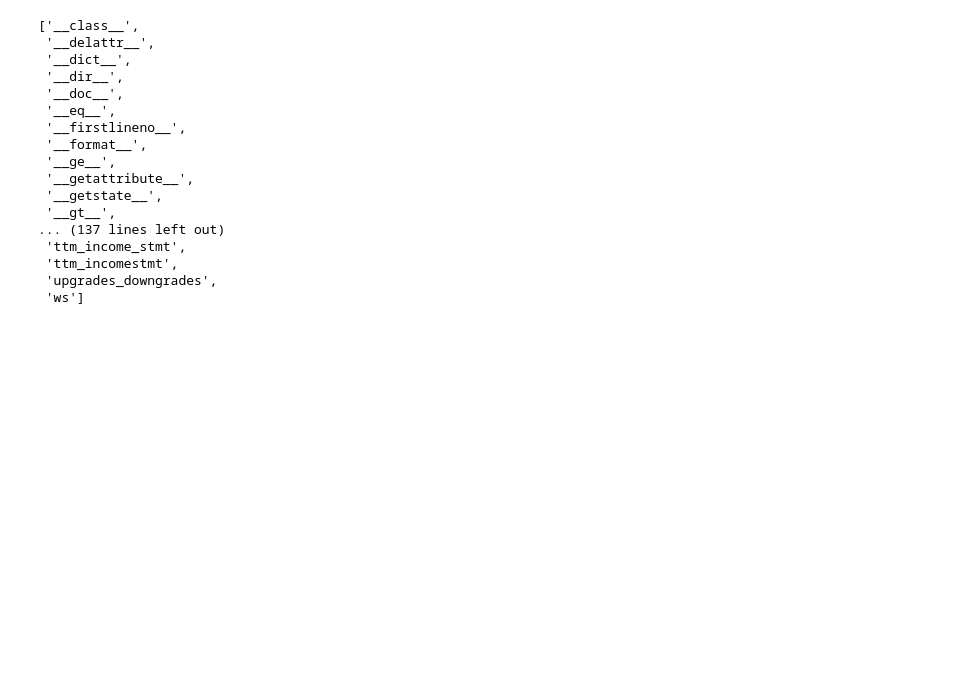
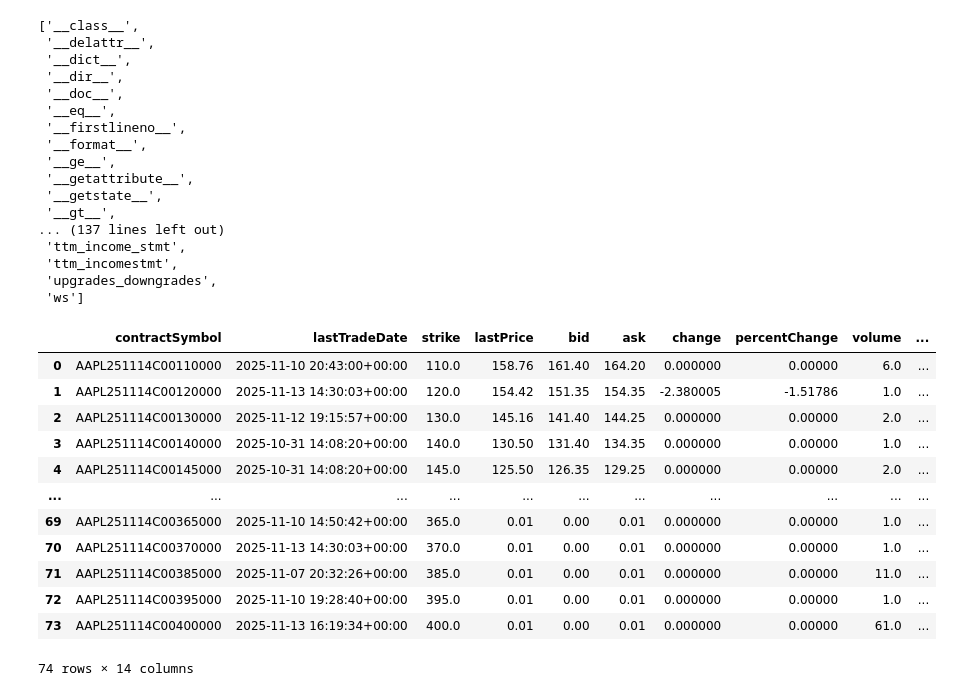
Before and after one commit to rawbil/market_analysis, a Jupyter notebook: yf_1/r1.ipynb, the cells around one changed output. Drawn from its saved outputs; the diff is of its cells as text; code cells hidden in the pictures; blank space fills up the shorter version.

```diff
--- a/yf_1/r1.ipynb
+++ b/yf_1/r1.ipynb
@@ -1,8 +8,9 @@
 # %%
-import yfinance as yf
 # dir(yf)
-data = dir(yf.Ticker("AAPL"))
-data
+
+data = yf.Ticker("AAPL")
+dir(data)
+# data.info
 # %% [output]
 ['__class__',
  '__delattr__',
@@ -21,3 +29,22 @@ data
  'ttm_incomestmt',
  'upgrades_downgrades',
  'ws']
+# %%
+# data.analyst_price_targets
+# data.calendar
+data.option_chain(data.options[0]).calls
+# data.history(period="1mo")
+# %% [output]
+|  | contractSymbol | lastTradeDate | strike | lastPrice | bid | ask | change | percentChange | volume | ... |
+| 0 | AAPL251114C00110000 | 2025-11-10 20:43:00+00:00 | 110.0 | 158.76 | 161.40 | 164.20 | 0.000000 | 0.00000 | 6.0 | ... |
+| 1 | AAPL251114C00120000 | 2025-11-13 14:30:03+00:00 | 120.0 | 154.42 | 151.35 | 154.35 | -2.380005 | -1.51786 | 1.0 | ... |
+| 2 | AAPL251114C00130000 | 2025-11-12 19:15:57+00:00 | 130.0 | 145.16 | 141.40 | 144.25 | 0.000000 | 0.00000 | 2.0 | ... |
+| 3 | AAPL251114C00140000 | 2025-10-31 14:08:20+00:00 | 140.0 | 130.50 | 131.40 | 134.35 | 0.000000 | 0.00000 | 1.0 | ... |
+| 4 | AAPL251114C00145000 | 2025-10-31 14:08:20+00:00 | 145.0 | 125.50 | 126.35 | 129.25 | 0.000000 | 0.00000 | 2.0 | ... |
+| ... | ... | ... | ... | ... | ... | ... | ... | ... | ... | ... |
+| 69 | AAPL251114C00365000 | 2025-11-10 14:50:42+00:00 | 365.0 | 0.01 | 0.00 | 0.01 | 0.000000 | 0.00000 | 1.0 | ... |
+| 70 | AAPL251114C00370000 | 2025-11-13 14:30:03+00:00 | 370.0 | 0.01 | 0.00 | 0.01 | 0.000000 | 0.00000 | 1.0 | ... |
+| 71 | AAPL251114C00385000 | 2025-11-07 20:32:26+00:00 | 385.0 | 0.01 | 0.00 | 0.01 | 0.000000 | 0.00000 | 11.0 | ... |
+| 72 | AAPL251114C00395000 | 2025-11-10 19:28:40+00:00 | 395.0 | 0.01 | 0.00 | 0.01 | 0.000000 | 0.00000 | 1.0 | ... |
+| 73 | AAPL251114C00400000 | 2025-11-13 16:19:34+00:00 | 400.0 | 0.01 | 0.00 | 0.01 | 0.000000 | 0.00000 | 61.0 | ... |
+74 rows × 14 columns
```
Also changed, not shown: parts of 8 cells of this notebook, 2 other files.
